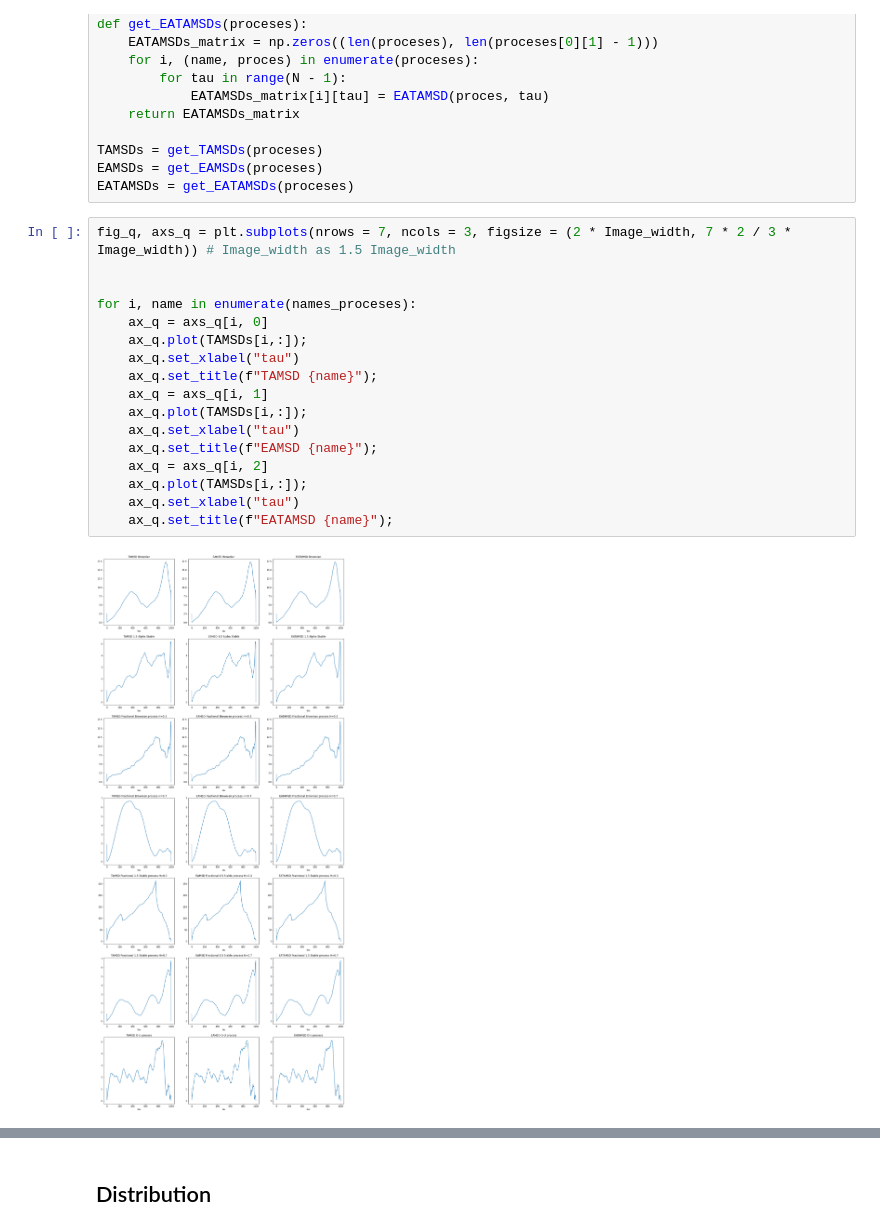
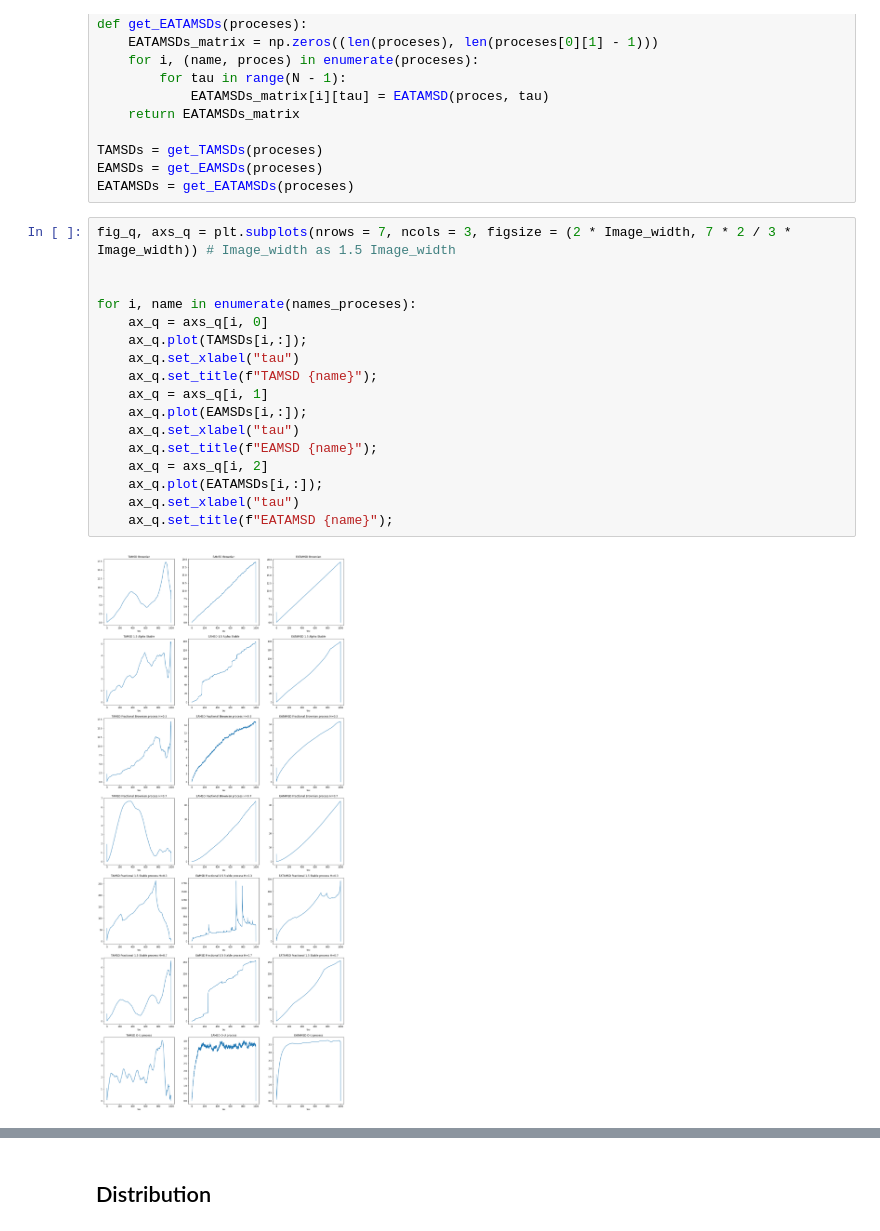
Before and after one commit to chwilko/CSoS, a Jupyter notebook: Python3/Task_list_3/Task_1.ipynb, the cells around one changed output, grey strips where cells are left out. Saved outputs shown, nothing was run; the diff lists cells and outputs as text.

```diff
--- a/Python3/Task_list_3/Task_1.ipynb
+++ b/Python3/Task_list_3/Task_1.ipynb
@@ -371,19 +419,19 @@ EATAMSDs = get_EATAMSDs(proceses)
 # %%
 fig_q, axs_q = plt.subplots(nrows = 7, ncols = 3, figsize = (2 * Image_width, 7 * 2 / 3 * Image_width)) # Image_width as 1.5 Image_width
 
 
 for i, name in enumerate(names_proceses):
     ax_q = axs_q[i, 0]
     ax_q.plot(TAMSDs[i,:]);
     ax_q.set_xlabel("tau")
     ax_q.set_title(f"TAMSD {name}");
     ax_q = axs_q[i, 1]
-    ax_q.plot(TAMSDs[i,:]);
+    ax_q.plot(EAMSDs[i,:]);
     ax_q.set_xlabel("tau")
     ax_q.set_title(f"EAMSD {name}");
     ax_q = axs_q[i, 2]
-    ax_q.plot(TAMSDs[i,:]);
+    ax_q.plot(EATAMSDs[i,:]);
     ax_q.set_xlabel("tau")
     ax_q.set_title(f"EATAMSD {name}");
 # %% [output]
-[figure, old version]
+[figure, new version]
```
Also changed, not shown: parts of 20 cells of this notebook.
